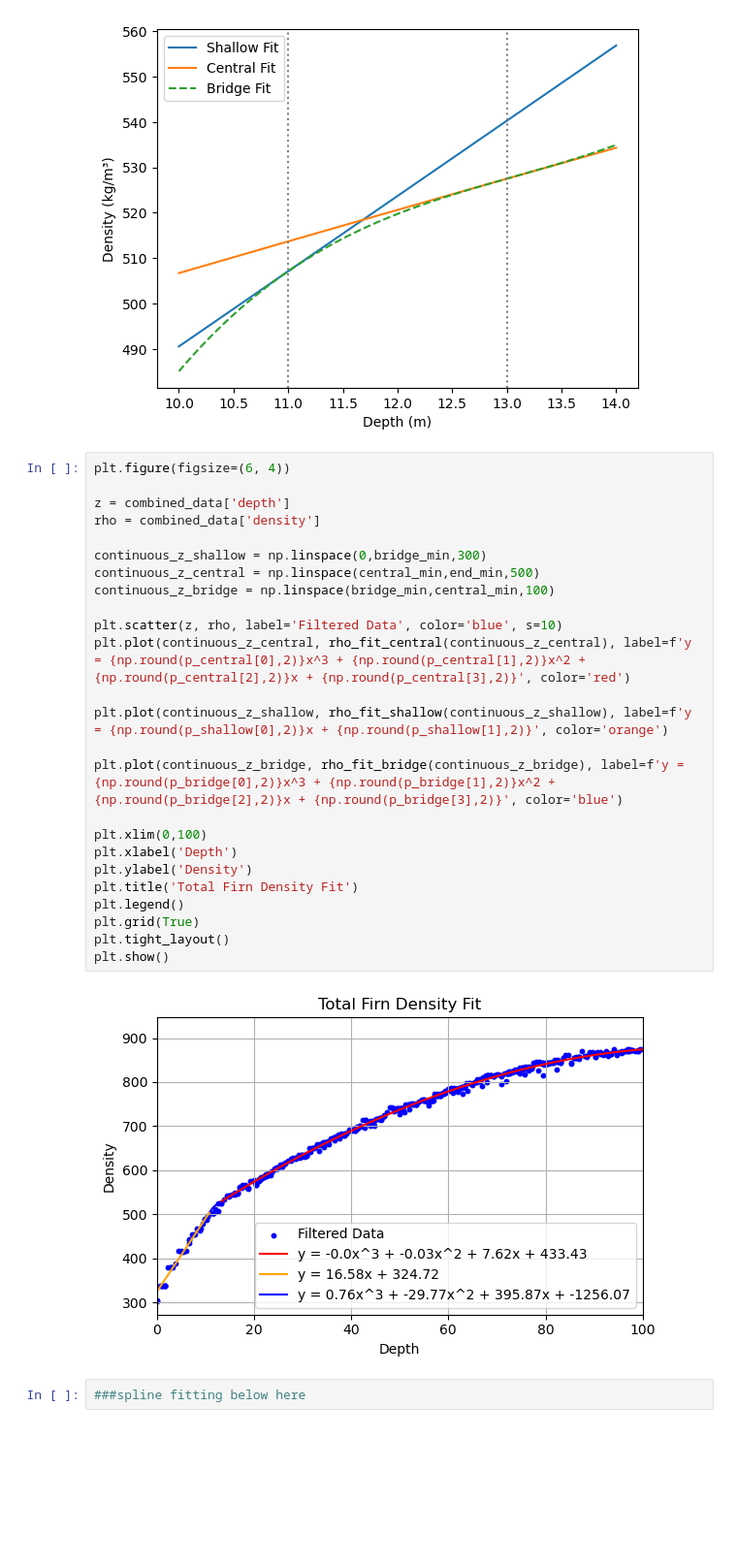
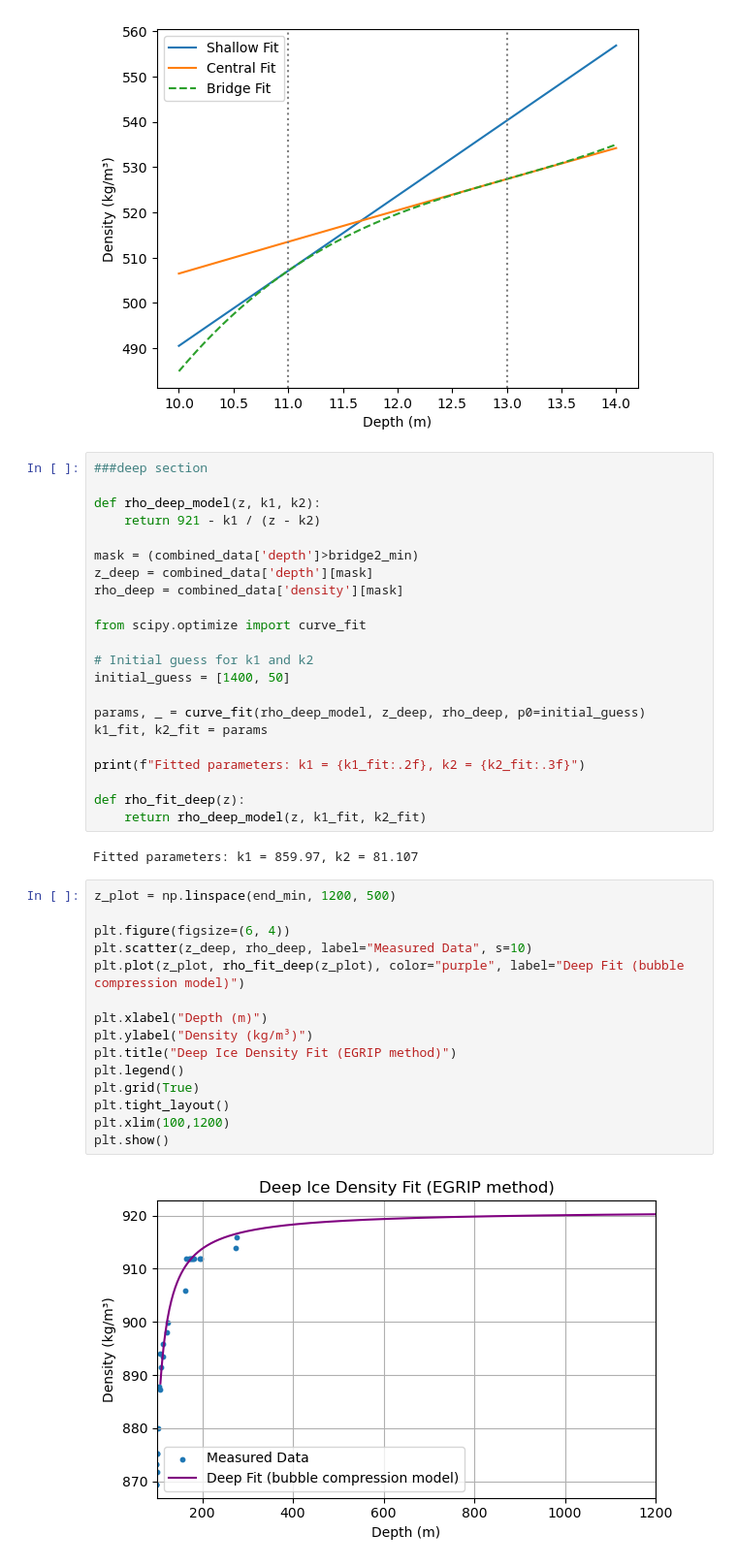
Before and after one commit to qmackay/BICC, a Jupyter notebook: Paleochrono BICC Work/Python Code/Crtitical/creating_ice_equiv_ngripdensity.ipynb, the cells around one changed output. Shown at 97% size. Cells and saved outputs as stored; diff of their text form; blank space fills up the shorter version.

```diff
--- a/Paleochrono BICC Work/Python Code/Crtitical/creating_ice_equiv_ngripdensity.ipynb
+++ b/Paleochrono BICC Work/Python Code/Crtitical/creating_ice_equiv_ngripdensity.ipynb
@@ -233,32 +235,44 @@ plt.legend()
 plt.show()
 # %% [output]
 [figure]
-# %%
-plt.figure(figsize=(6, 4))
-
-z = combined_data['depth']
-rho = combined_data['density']
-
-continuous_z_shallow = np.linspace(0,bridge_min,300)
-continuous_z_central = np.linspace(central_min,end_min,500)
-continuous_z_bridge = np.linspace(bridge_min,central_min,100)
-
-plt.scatter(z, rho, label='Filtered Data', color='blue', s=10)
-plt.plot(continuous_z_central, rho_fit_central(continuous_z_central), label=f'y = {np.round(p_central[0],2)}x^3 + {np.round(p_central[1],2)}x^2 + {np.round(p_central[2],2)}x + {np.round(p_central[3],2)}', color='red')
-
-plt.plot(continuous_z_shallow, rho_fit_shallow(continuous_z_shallow), label=f'y = {np.round(p_shallow[0],2)}x + {np.round(p_shallow[1],2)}', color='orange')
-
-plt.plot(continuous_z_bridge, rho_fit_bridge(continuous_z_bridge), label=f'y = {np.round(p_bridge[0],2)}x^3 + {np.round(p_bridge[1],2)}x^2 + {np.round(p_bridge[2],2)}x + {np.round(p_bridge[3],2)}', color='blue')
-
-plt.xlim(0,100)
-plt.xlabel('Depth')
-plt.ylabel('Density')
-plt.title('Total Firn Density Fit')
-plt.legend()
-plt.grid(True)
-plt.tight_layout()
-plt.show()
-# %% [output]
-[figure, removed]
-# %%
-###spline fitting below here
+# %%
+###deep section
+
+def rho_deep_model(z, k1, k2):
+    return 921 - k1 / (z - k2)
+
+mask = (combined_data['depth']>bridge2_min)
+z_deep = combined_data['depth'][mask]
+rho_deep = combined_data['density'][mask]
+
+from scipy.optimize import curve_fit
+
+# Initial guess for k1 and k2
+initial_guess = [1400, 50]
+
+params, _ = curve_fit(rho_deep_model, z_deep, rho_deep, p0=initial_guess)
+k1_fit, k2_fit = params
+
+print(f"Fitted parameters: k1 = {k1_fit:.2f}, k2 = {k2_fit:.3f}")
+
+def rho_fit_deep(z):
+    return rho_deep_model(z, k1_fit, k2_fit)
+# %% [output]
+Fitted parameters: k1 = 859.97, k2 = 81.107
+# %%
+z_plot = np.linspace(end_min, 1200, 500)
+
+plt.figure(figsize=(6, 4))
+plt.scatter(z_deep, rho_deep, label="Measured Data", s=10)
+plt.plot(z_plot, rho_fit_deep(z_plot), color="purple", label="Deep Fit (bubble compression model)")
+
+plt.xlabel("Depth (m)")
+plt.ylabel("Density (kg/m³)")
+plt.title("Deep Ice Density Fit (EGRIP method)")
+plt.legend()
+plt.grid(True)
+plt.tight_layout()
+plt.xlim(100,1200)
+plt.show()
+# %% [output]
+[figure, added]
```
Also changed, not shown: parts of 8 cells of this notebook, 16 other files.
